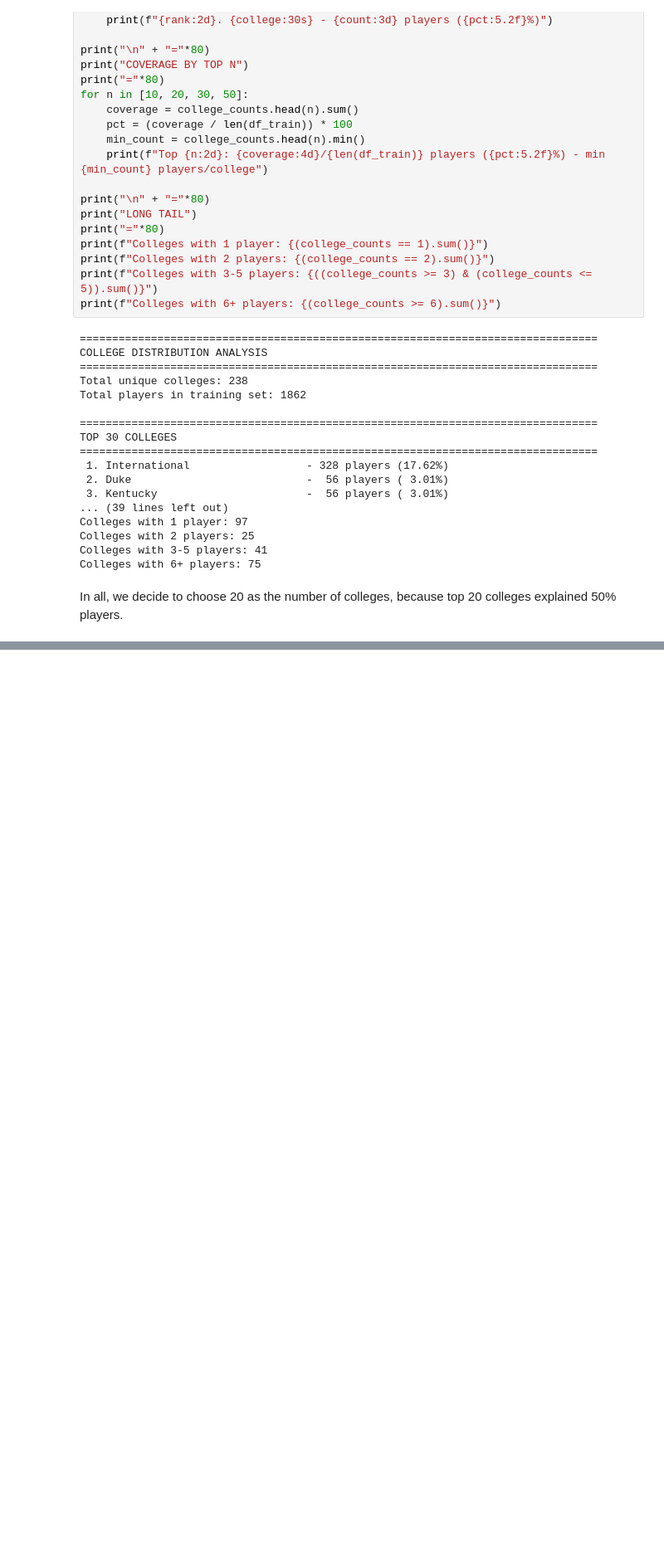
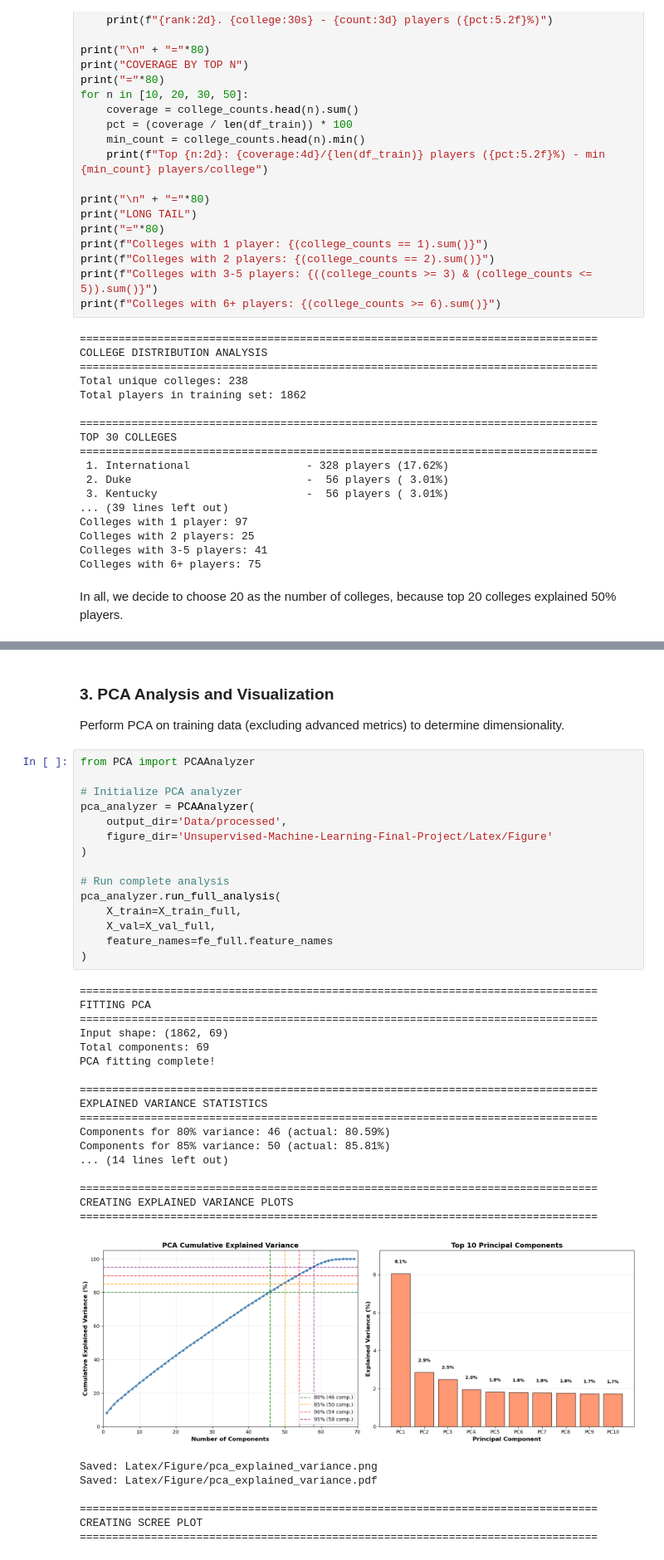
Before and after one commit to Schuyn/Unsupervised-Machine-Learning-Final-Project, a Jupyter notebook: Code/main.ipynb, the cells around one changed output, grey strips where cells are left out. Shown at 83% size. Cells and saved outputs as stored; diff of their text form; blank space fills up the shorter version.

```diff
--- a/Code/main.ipynb
+++ b/Code/main.ipynb
@@ -154,0 +179,44 @@ Artifacts saved to Data/processed/features_full
+# %% [markdown]
+### 3. PCA Analysis and Visualization
+
+Perform PCA on training data (excluding advanced metrics) to determine dimensionality.
+# %%
+from PCA import PCAAnalyzer
+
+# Initialize PCA analyzer
+pca_analyzer = PCAAnalyzer(
+    output_dir='Data/processed',
+    figure_dir='Unsupervised-Machine-Learning-Final-Project/Latex/Figure'
+)
+
+# Run complete analysis
+pca_analyzer.run_full_analysis(
+    X_train=X_train_full,
+    X_val=X_val_full,
+    feature_names=fe_full.feature_names
+)
+# %% [output]
+================================================================================
+FITTING PCA
+================================================================================
+Input shape: (1862, 69)
+Total components: 69
+PCA fitting complete!
+
+================================================================================
+EXPLAINED VARIANCE STATISTICS
+================================================================================
+Components for 80% variance: 46 (actual: 80.59%)
+Components for 85% variance: 50 (actual: 85.81%)
+... (14 lines left out)
+
+================================================================================
+CREATING EXPLAINED VARIANCE PLOTS
+================================================================================
+[figure, added]
+Saved: Latex/Figure/pca_explained_variance.png
+Saved: Latex/Figure/pca_explained_variance.pdf
+
+================================================================================
+CREATING SCREE PLOT
+================================================================================
```
Also changed, not shown: parts of 3 cells of this notebook, 8 other files.
